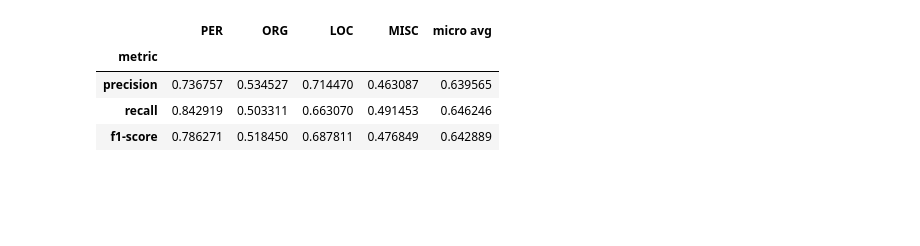
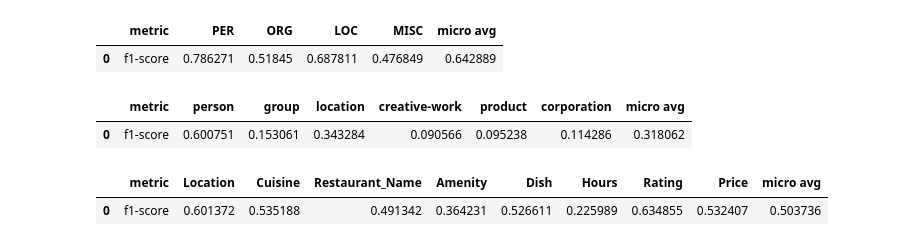
Before and after one commit to cezary17/contrastner, a Jupyter notebook: analysis/best_worst_heatmap.ipynb, the cells around one changed output. Saved outputs shown, nothing was run; the diff lists cells and outputs as text; code cells hidden in the pictures; blank space fills up the shorter version.

```diff
--- a/analysis/best_worst_heatmap.ipynb
+++ b/analysis/best_worst_heatmap.ipynb
@@ -9,24 +9,21 @@ from pathlib import Path
 sns.set_theme(style="whitegrid", palette="Set2")
 sns.set_context("paper")
 plt.rcParams['savefig.dpi'] = 300
+rs = np.random.RandomState(8)
 
-BEST_RUN_PATH = Path("data", "wandb_best_conll.csv")
-best_run_type = "CoNLL 2003"
-save_path = Path(os.getcwd(), "output_figs", "best_conll_fig.png")
 
-# BEST_RUN_PATH = Path("data", "wandb_best_wnut.csv")
-# best_run_type = "WNUT 2017"
-# save_path = Path(os.getcwd(), "output_figs", "best_wnut_fig.png")
+PATH_C_CONLL = Path("data", "wandb_best_conll.csv")
+PATH_C_WNUT = Path("data", "wandb_best_wnut.csv")
+PATH_C_MIT = Path("data", "wandb_best_mit.csv")
+c_conll_name = "CoNLL 2003"
+c_wnut_name = "WNUT 2017"
+
+save_path = Path(os.getcwd(), "output_figs", "best_run_fig.png")
 # %%
-df = pd.read_csv(BEST_RUN_PATH)
-df.set_index('metric', inplace=True)
-df = df.drop(["support"])
-# df = df.drop(["micro avg", "macro avg",	"weighted avg"], axis=1)
-df = df.drop(["macro avg", "weighted avg"], axis=1)
-df
+df_c_conll = pd.read_csv(PATH_C_CONLL)
+relevant_cols_c = [el for el in df_c_conll.columns.to_list() if el not in ["macro avg", "weighted avg"]]
+df_c_conll = df_c_conll.loc[df_c_conll["metric"] == "f1-score", relevant_cols_c].reset_index(drop=True)
+df_c_conll
 # %% [output]
-|  | PER | ORG | LOC | MISC | micro avg |
-| metric |  |  |  |  |  |
-| precision | 0.736757 | 0.534527 | 0.714470 | 0.463087 | 0.639565 |
-| recall | 0.842919 | 0.503311 | 0.663070 | 0.491453 | 0.646246 |
-| f1-score | 0.786271 | 0.518450 | 0.687811 | 0.476849 | 0.642889 |
+|  | metric | PER | ORG | LOC | MISC | micro avg |
+| 0 | f1-score | 0.786271 | 0.51845 | 0.687811 | 0.476849 | 0.642889 |
@@ -65 +30,19 @@ data_array = np.array([precision, recall, f1_score])
+# %%
+df_c_wnut = pd.read_csv(PATH_C_WNUT)
+relevant_cols_w = [el for el in df_c_wnut.columns.to_list() if el not in ["macro avg", "weighted avg"]]
+df_c_wnut = df_c_wnut.loc[0:2, :]
+df_c_wnut = df_c_wnut.loc[df_c_wnut["metric"] == "f1-score", relevant_cols_w].reset_index(drop=True)
+df_c_wnut
+# %% [output]
+|  | metric | person | group | location | creative-work | product | corporation | micro avg |
+| 0 | f1-score | 0.600751 | 0.153061 | 0.343284 | 0.090566 | 0.095238 | 0.114286 | 0.318062 |
+# %%
+df_c_mit = pd.read_csv(PATH_C_MIT)
+relevant_cols_w = [el for el in df_c_mit.columns.to_list() if el not in ["macro avg", "weighted avg"]]
+df_c_mit = df_c_mit.loc[0:2, :]
+df_c_mit = df_c_mit.loc[df_c_mit["metric"] == "f1-score", relevant_cols_w].reset_index(drop=True)
+df_c_mit
+# %% [output]
+|  | metric | Location | Cuisine | Restaurant_Name | Amenity | Dish | Hours | Rating | Price | micro avg |
+| 0 | f1-score | 0.601372 | 0.535188 | 0.491342 | 0.364231 | 0.526611 | 0.225989 | 0.634855 | 0.532407 | 0.503736 |
 # %%
```
Also changed, not shown: parts of 4 cells of this notebook, 2 other files.
